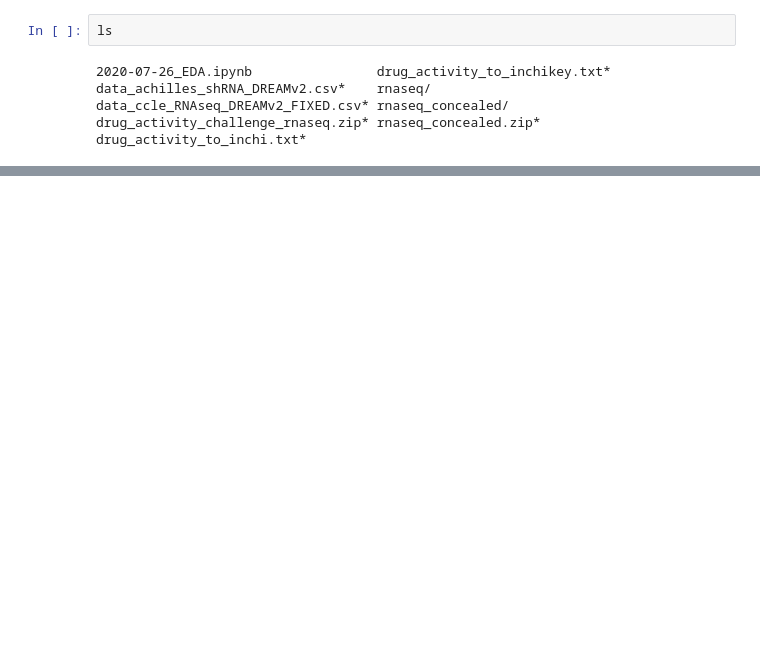
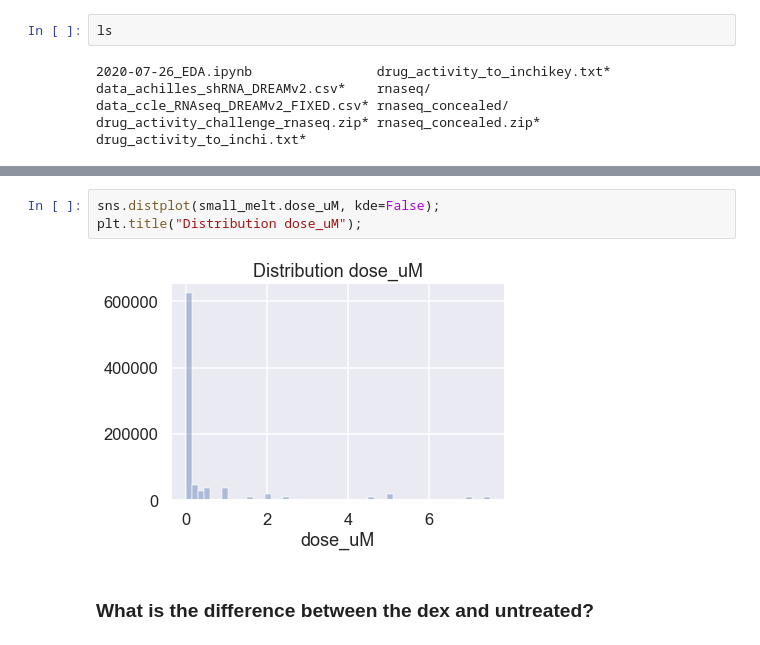
Before and after one commit to Karihizombo2016/CTD-squared-Pancancer-Chemosensitivity-DREAM-Challenge, a Jupyter notebook: 01_Raw_Data/2020-07-26_EDA.ipynb, the cells around one changed output, grey strips where cells are left out. Saved outputs shown, nothing was run; the diff lists cells and outputs as text; blank space fills up the shorter version.

```diff
--- a/01_Raw_Data/2020-07-26_EDA.ipynb
+++ b/01_Raw_Data/2020-07-26_EDA.ipynb
@@ -80,0 +419,7 @@ drug_activity_to_inchi.txt*
+# %%
+sns.distplot(small_melt.dose_uM, kde=False);
+plt.title("Distribution dose_uM");
+# %% [output]
+[figure, added]
+# %% [markdown]
+### What is the difference between the dex and untreated?
```
Also changed, not shown: parts of 74 cells of this notebook.
